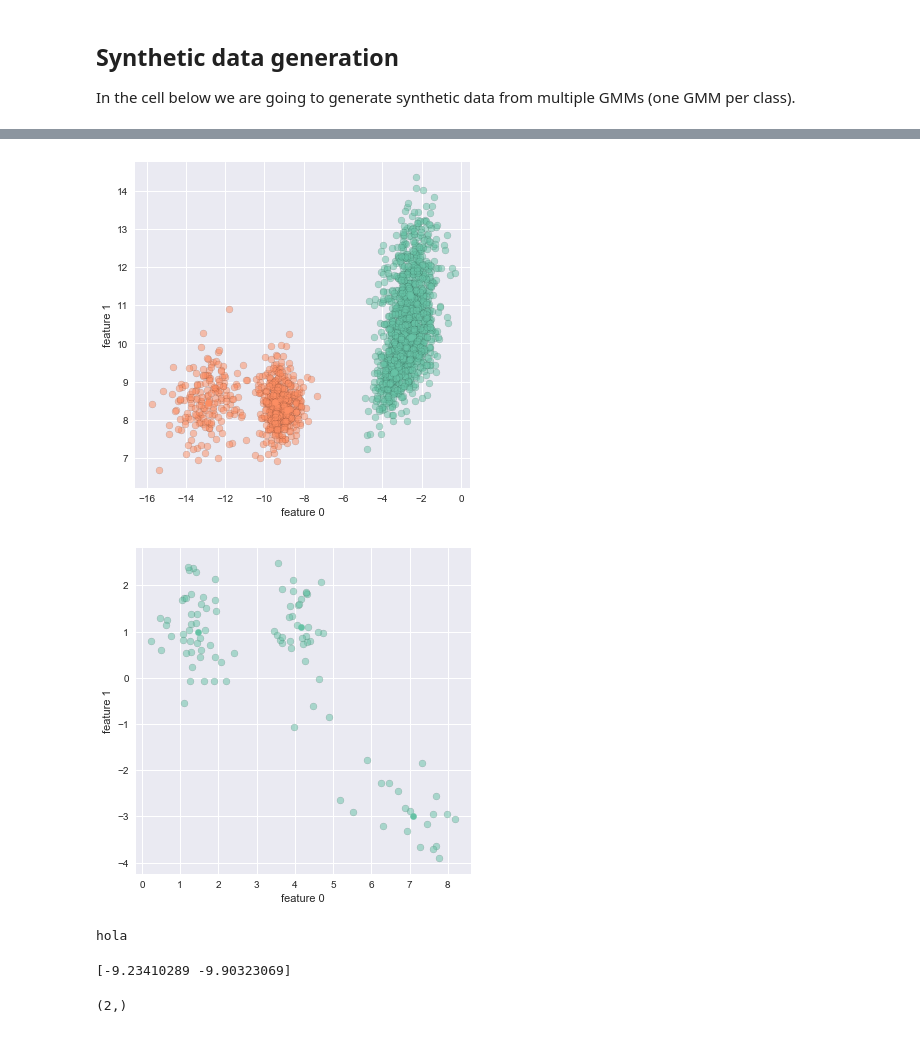
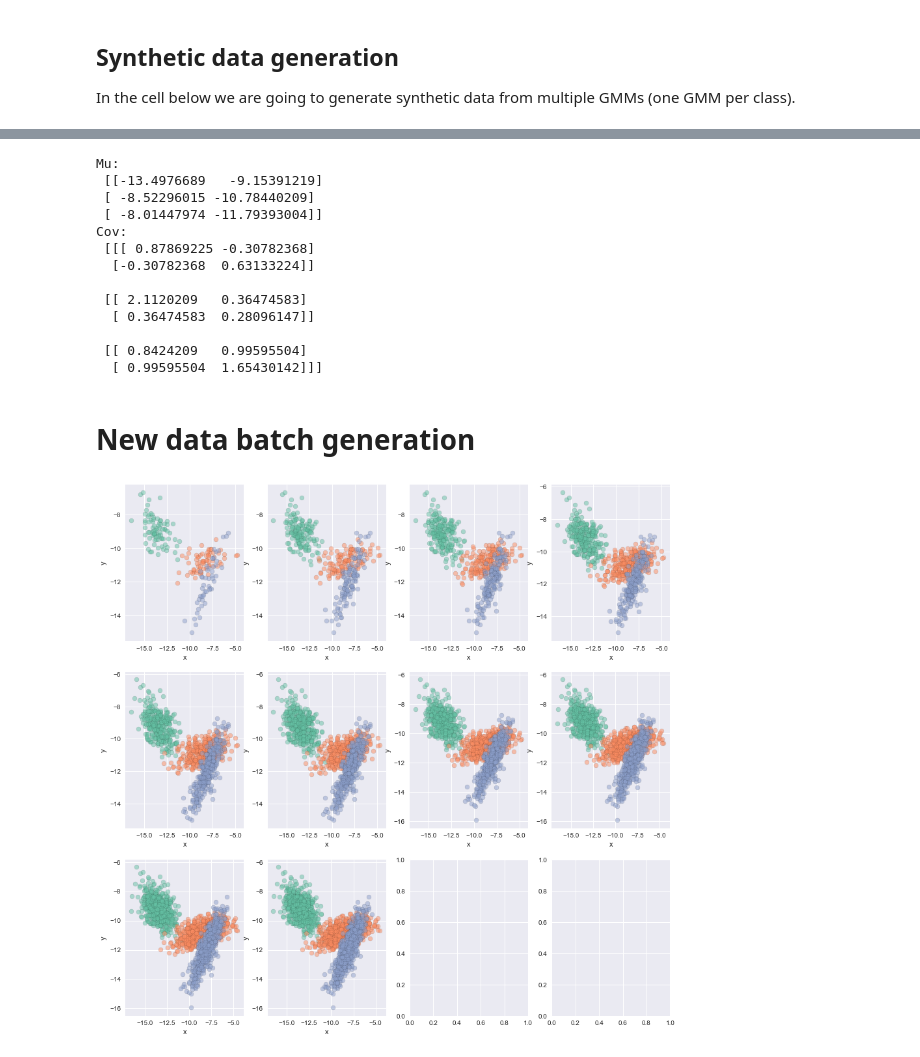
Before and after one commit to trannguyenle95/variational-gmm, a Jupyter notebook: streaming-gmm.ipynb, the cells around one changed output, grey strips where cells are left out. Saved outputs shown, nothing was run; the diff lists cells and outputs as text; code cells hidden in the pictures.

```diff
--- a/streaming-gmm.ipynb
+++ b/streaming-gmm.ipynb
@@ -144,6 +181,5 @@ class GMMDataGenerator:
 # %%
-# Number of Gaussian Mixtures (classes).
-M = 2
+M = 1
 
 # Number of components per class.
 K = 3
@@ -154,13 +190,19 @@ D = 2
 #np.random.seed()
 
 synthetic_gmm = GMMDataGenerator(m=M, k=K, d=D)
-synthetic_gmm.generate(n=2000)
-synthetic_gmm.plot_2dproj()
+print('Mu:\n', synthetic_gmm.get_mu())
+print('Cov:\n', synthetic_gmm.get_cov())
 # %% [output]
-[figure, removed]
+Mu:
+ [[-13.4976689   -9.15391219]
+ [ -8.52296015 -10.78440209]
+ [ -8.01447974 -11.79393004]]
+Cov:
+ [[[ 0.87869225 -0.30782368]
+  [-0.30782368  0.63133224]]
+
+ [[ 2.1120209   0.36474583]
+  [ 0.36474583  0.28096147]]
+
+ [[ 0.8424209   0.99595504]
+  [ 0.99595504  1.65430142]]]
-# %%
-synthetic_gmm = GMMDataGenerator(m=1, k=K, d=D, mu_var=(-4, 4))
-synthetic_gmm.generate(n=100)
-synthetic_gmm.plot_2dproj()
-# %% [output]
-[figure, removed]
@@ -184,18 +209,26 @@ def plot_gmm(X, mu, W):
-# %%
-print('holaadasdsasdasdaasdas')
-# %% [output]
-hola
-# %%
-X = synthetic_gmm.get_obs()
-C = synthetic_gmm.get_labels()
-observed_mu = np.zeros((M, D))
-for m in range(1):
-    indexs = np.where(C == m)
-    observed_mu[m] = X[indexs, :].mean(axis=1)
-    print(observed_mu[m])
-# %% [output]
-[-9.23410289 -9.90323069]
-# %%
-print(X[0, :].shape)
-# %% [output]
-(2,)
+# %% [markdown]
+# New data batch generation
+# %%
+n_batchs = 10
+
+X_batchs = []
+C_batchs = []
+for i in range(n_batchs):
+    new_X, new_C = synthetic_gmm.generate(n=200)
+    X_batchs.append(new_X)
+    C_batchs.append(new_C)
+# %%
+cols = 4
+rows = n_batchs // cols + 1
+f, ax = plt.subplots(rows, cols, figsize=(15, 15))
+for i in range(rows):
+    for j in range(cols):
+        index = i * cols + j
+        if index < n_batchs:
+            plot_gmm_obs(np.concatenate(X_batchs[:index + 1]),
+                         np.concatenate(C_batchs[:index + 1]),
+                         ax=ax[i, j])
+            #plot_gmm_obs(X_batchs[index], C_batchs[index], ax=ax[i, j])
+plt.show()
+# %% [output]
+[figure, added]
```
Also changed, not shown: parts of 23 cells of this notebook, 5 other files.
